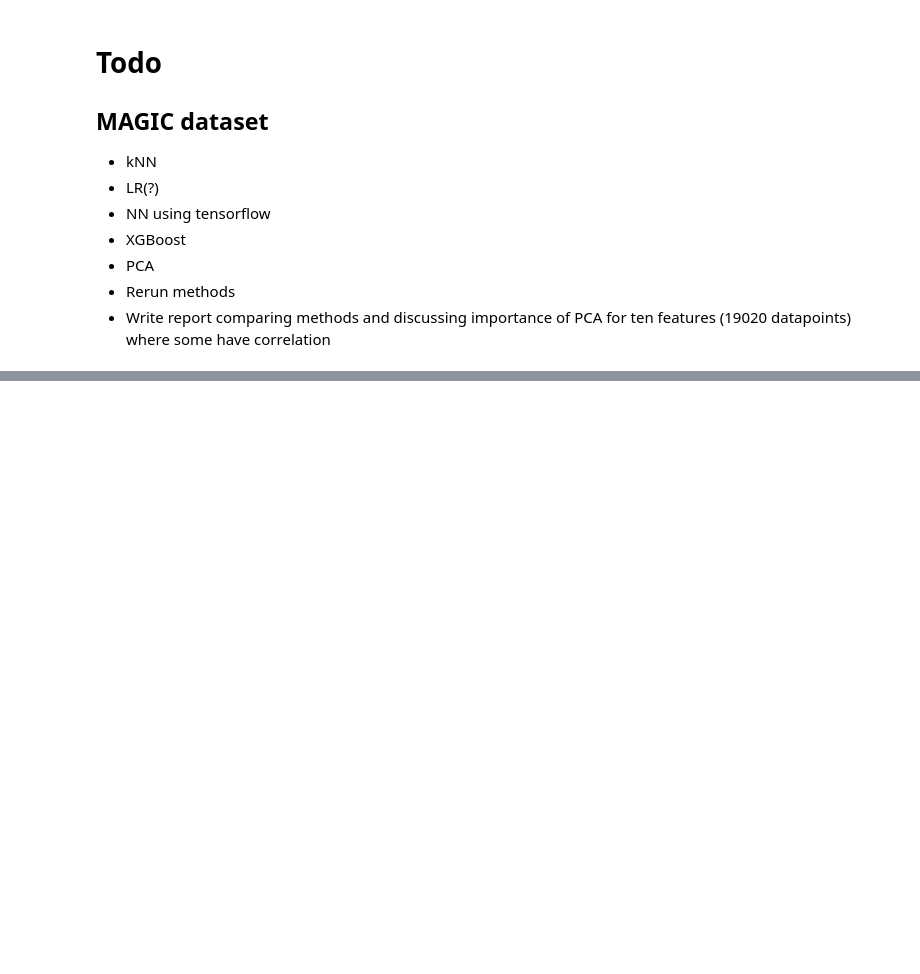
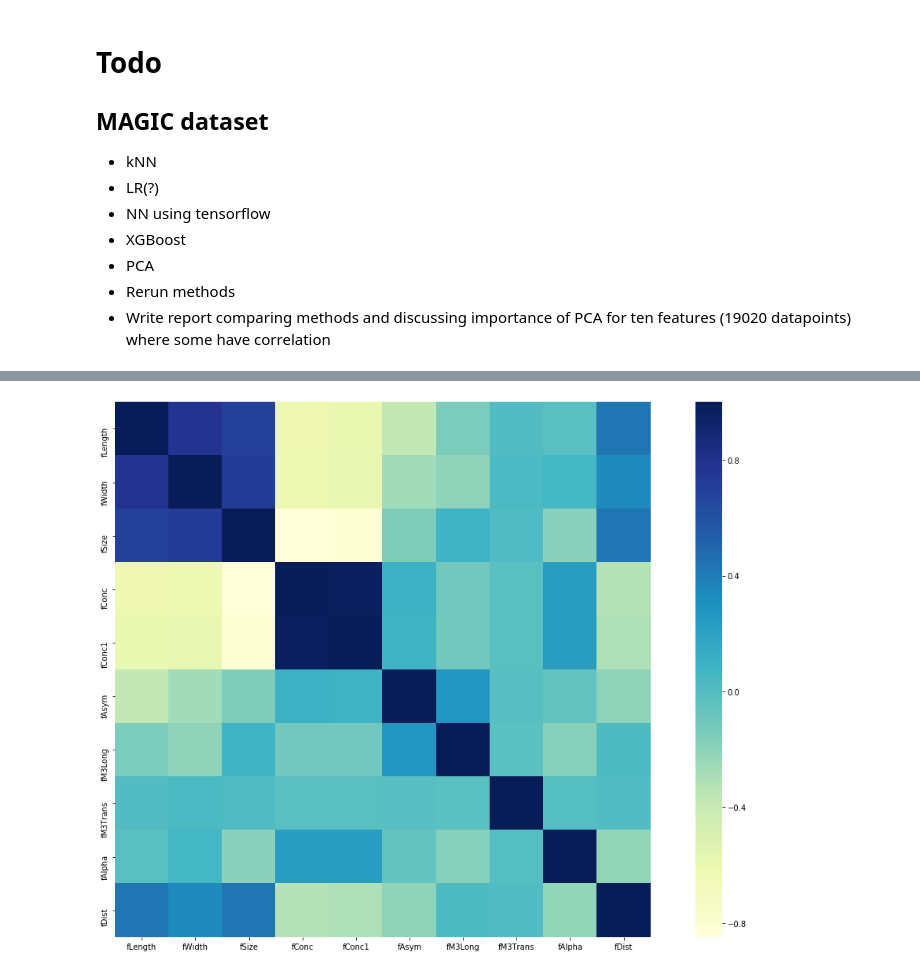
Before and after one commit to liseanh/FYS-STK4155-project3, a Jupyter notebook: Exploring data.ipynb, the cells around one changed output, grey strips where cells are left out. Drawn from its saved outputs; the diff is of its cells as text; code cells hidden in the pictures; blank space fills up the shorter version.

```diff
--- a/Exploring data.ipynb
+++ b/Exploring data.ipynb
@@ -30,0 +77,10 @@ plt.show()
+# %%
+# Plotting correlation matrix
+fig, ax = plt.subplots(figsize=(10 * 1.618, 10))
+sns.heatmap(X_train.corr(), cmap="YlGnBu", ax=ax, square=True)
+ax.set_ylim([10, 0])
+ax.set_xlim([0, 10])
+fig.tight_layout()
+plt.show()
+# %% [output]
+[figure, added]
```
Also changed, not shown: parts of 7 cells of this notebook.
